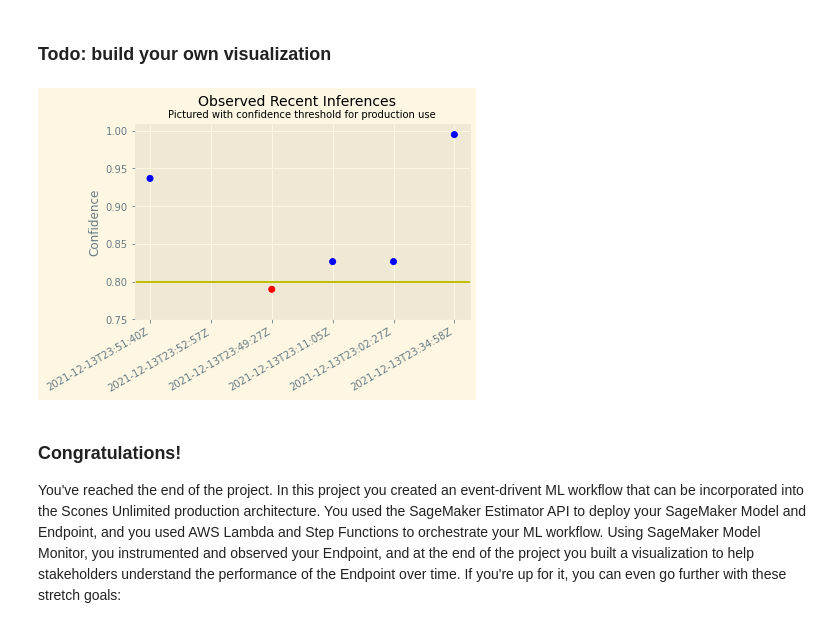
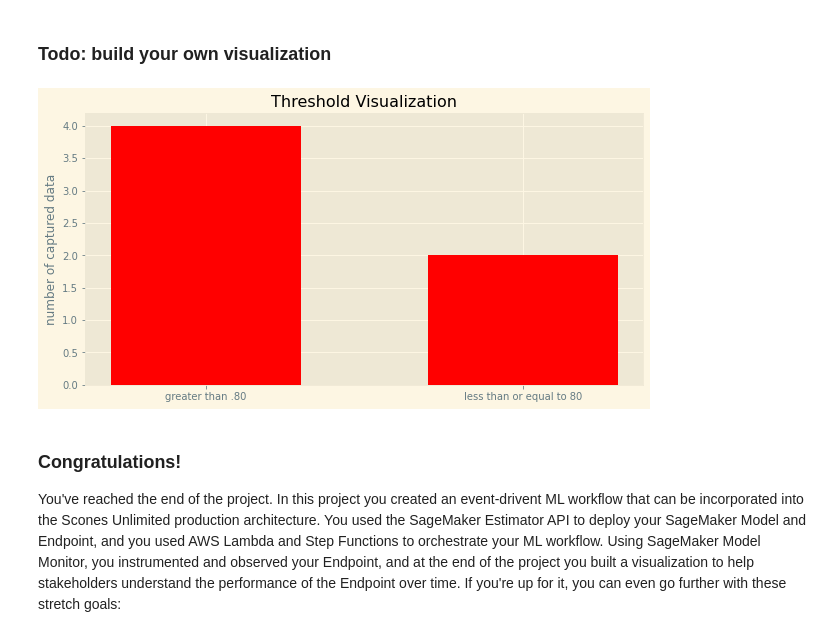
Before and after one commit to beauvilerobed/ml-workflow-build-for-scones-unlimited, a Jupyter notebook: starter.ipynb, the cells around one changed output. Cells and saved outputs as stored; diff of their text form; code cells hidden in the pictures.

Commit message:
add an another visualization diff from the other

```diff
--- a/starter.ipynb
+++ b/starter.ipynb
@@ -720,29 +720,37 @@ plt.gcf().autofmt_xdate()
 # %%
 # Populate the data for the x and y axis
 x = []
 y = []
 for obj in json_data:
     inference, timestamp = simple_getter(obj)
 
     y.append(max(inference))
     x.append(timestamp)
 
 # Todo: here is an visualization example, take some time to build another visual that helps monitor the result
 # Plot the data
-plt.scatter(x, y, c=['r' if k<.80 else 'b' for k in y ])
-plt.axhline(y=0.80, color='y', linestyle='-')
-plt.ylim(bottom=.75)
+# creating the dataset
+data = {"greater than .80": 0, "less than or equal to 80": 0}
+for num in y:
+    if num > .80:
+        data["greater than .80"] += 1
+    else:
+       data["less than or equal to 80"] += 1
 
-# Add labels
-plt.ylabel("Confidence")
-plt.suptitle("Observed Recent Inferences", size=14)
-plt.title("Pictured with confidence threshold for production use", size=10)
+courses = list(data.keys())
+values = list(data.values())
 
-# Give it some pizzaz!
-plt.style.use("Solarize_Light2")
-plt.gcf().autofmt_xdate()
+fig = plt.figure(figsize = (10, 5))
+
+# creating the bar plot
+plt.bar(courses, values, color ='red',
+        width = 0.6)
+
+plt.ylabel("number of captured data")
+plt.title("Threshold Visualization")
+plt.show()
 # %% [output]
-[figure, old version]
+[figure, new version]
 # %% [markdown]
 ### Congratulations!
 
```
